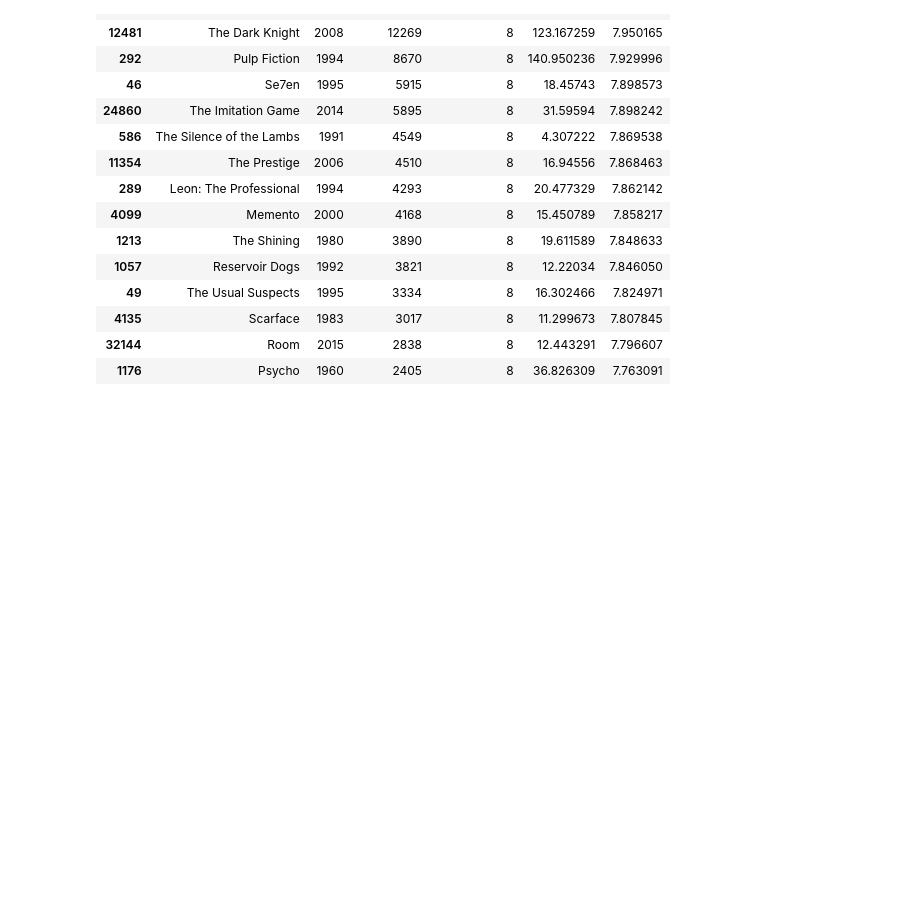
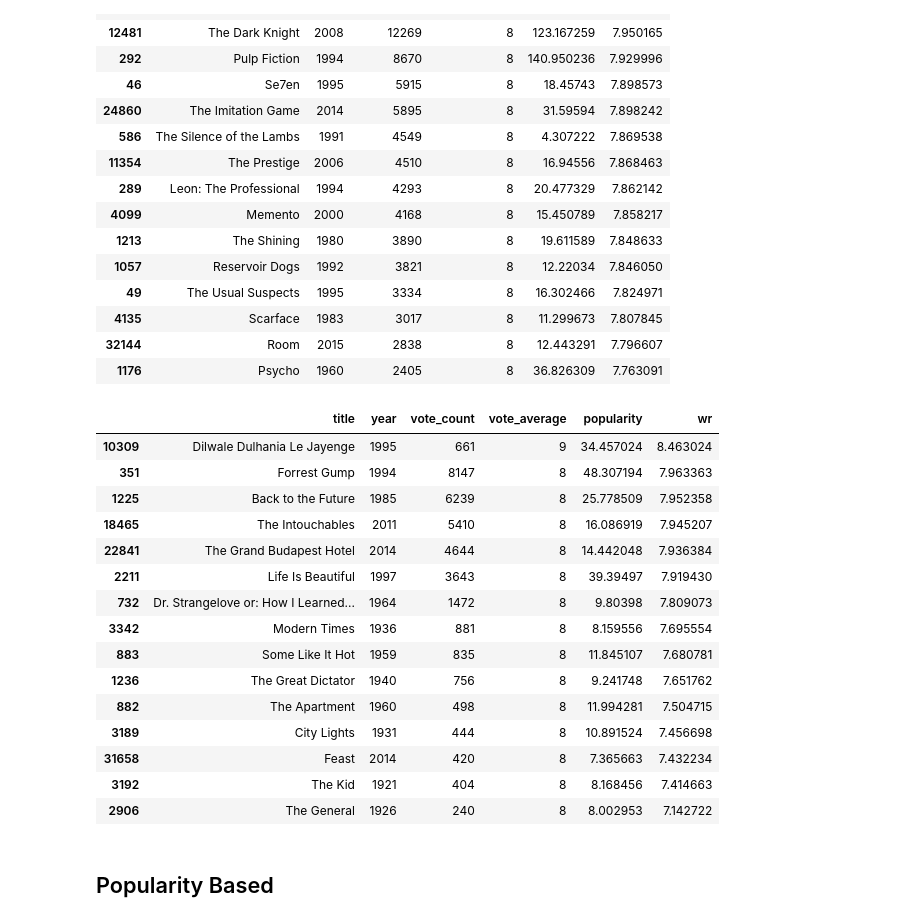
Before and after one commit to Applied-Machine-Learning-2022/final-project-team1-morgan, a Jupyter notebook: Movie_Recommandation_Systems.ipynb, the cells around one changed output. Drawn from its saved outputs; the diff is of its cells as text; code cells hidden in the pictures; blank space fills up the shorter version.

```diff
--- a/Movie_Recommandation_Systems.ipynb
+++ b/Movie_Recommandation_Systems.ipynb
@@ -464,3 +456,24 @@ build_chart('Thriller').head(15)
 | 4135 | Scarface | 1983 | 3017 | 8 | 11.299673 | 7.807845 |
 | 32144 | Room | 2015 | 2838 | 8 | 12.443291 | 7.796607 |
 | 1176 | Psycho | 1960 | 2405 | 8 | 36.826309 | 7.763091 |
+# %%
+build_chart('Comedy').head(15)
+# %% [output]
+|  | title | year | vote_count | vote_average | popularity | wr |
+| 10309 | Dilwale Dulhania Le Jayenge | 1995 | 661 | 9 | 34.457024 | 8.463024 |
+| 351 | Forrest Gump | 1994 | 8147 | 8 | 48.307194 | 7.963363 |
+| 1225 | Back to the Future | 1985 | 6239 | 8 | 25.778509 | 7.952358 |
+| 18465 | The Intouchables | 2011 | 5410 | 8 | 16.086919 | 7.945207 |
+| 22841 | The Grand Budapest Hotel | 2014 | 4644 | 8 | 14.442048 | 7.936384 |
+| 2211 | Life Is Beautiful | 1997 | 3643 | 8 | 39.39497 | 7.919430 |
+| 732 | Dr. Strangelove or: How I Learned... | 1964 | 1472 | 8 | 9.80398 | 7.809073 |
+| 3342 | Modern Times | 1936 | 881 | 8 | 8.159556 | 7.695554 |
+| 883 | Some Like It Hot | 1959 | 835 | 8 | 11.845107 | 7.680781 |
+| 1236 | The Great Dictator | 1940 | 756 | 8 | 9.241748 | 7.651762 |
+| 882 | The Apartment | 1960 | 498 | 8 | 11.994281 | 7.504715 |
+| 3189 | City Lights | 1931 | 444 | 8 | 10.891524 | 7.456698 |
+| 31658 | Feast | 2014 | 420 | 8 | 7.365663 | 7.432234 |
+| 3192 | The Kid | 1921 | 404 | 8 | 8.168456 | 7.414663 |
+| 2906 | The General | 1926 | 240 | 8 | 8.002953 | 7.142722 |
+# %% [markdown]
+## Popularity Based
```
Also changed, not shown: parts of 15 cells of this notebook.
